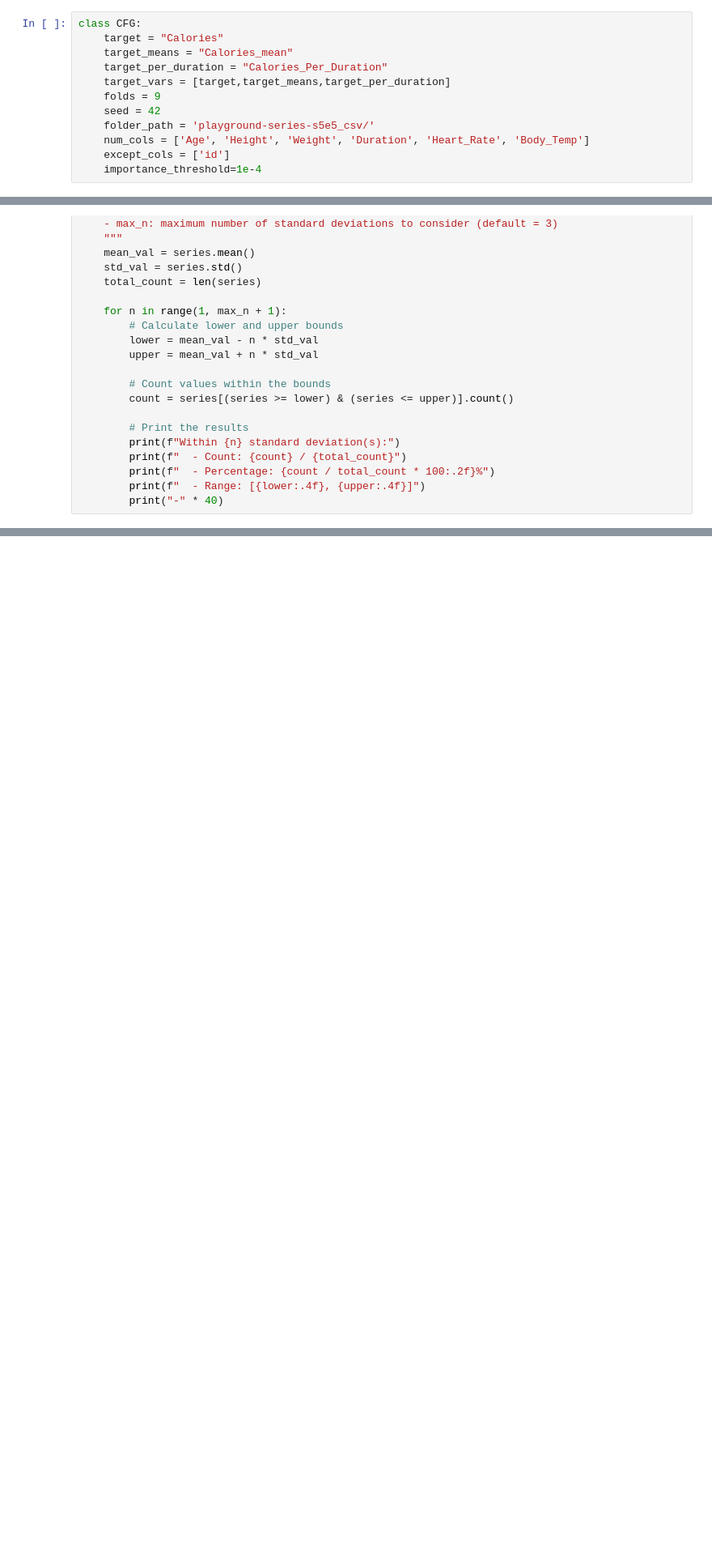
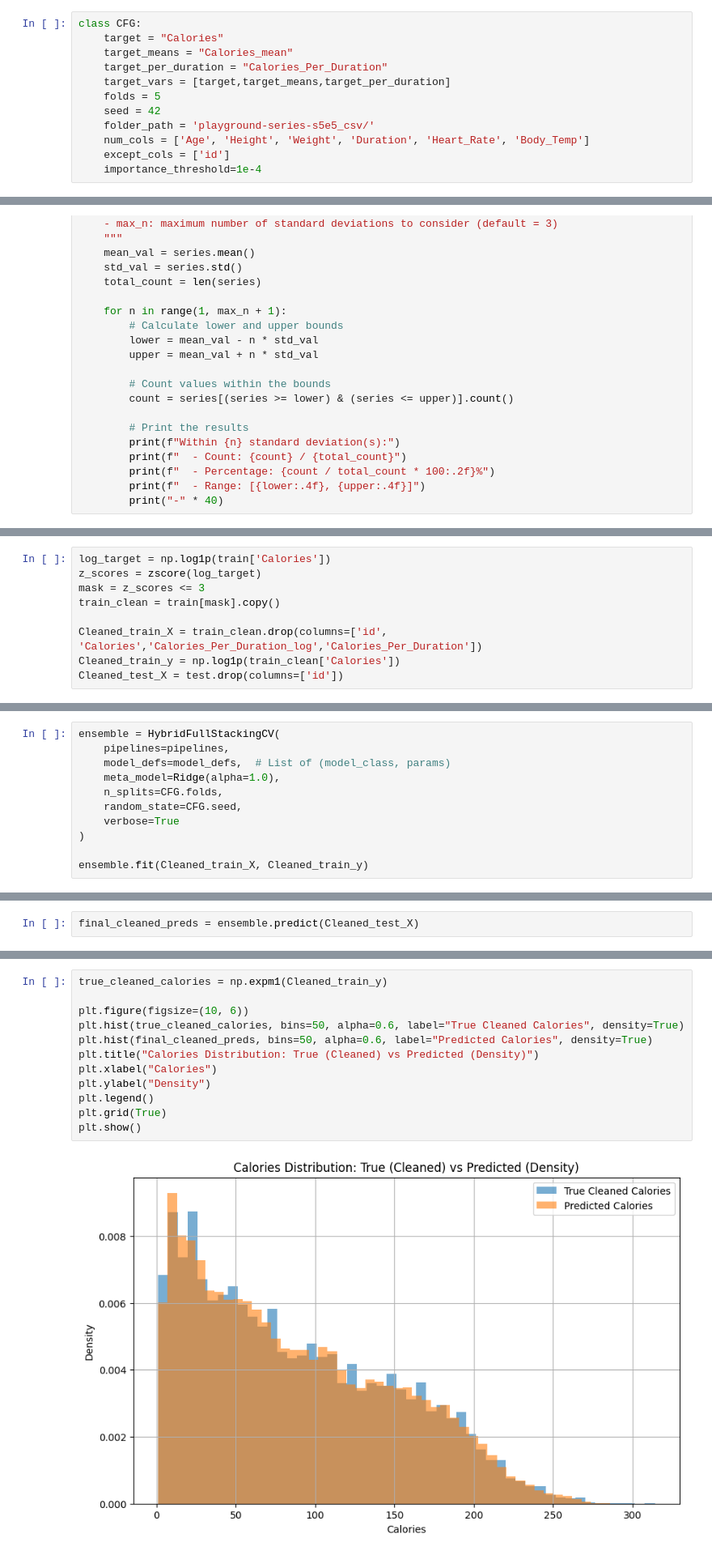
Before and after one commit to seiless/Kaggle, a Jupyter notebook: playground-series-s5e5/playground-series-s5e5-final.ipynb, the cells around one changed output, grey strips where cells are left out. Shown at 81% size. Drawn from its saved outputs; the diff is of its cells as text; blank space fills up the shorter version.

```diff
--- a/playground-series-s5e5/playground-series-s5e5-final.ipynb
+++ b/playground-series-s5e5/playground-series-s5e5-final.ipynb
@@ -4,7 +4,7 @@ class CFG:
     target_means = "Calories_mean"
     target_per_duration = "Calories_Per_Duration"
     target_vars = [target,target_means,target_per_duration]
-    folds = 9
+    folds = 5
     seed = 42
     folder_path = 'playground-series-s5e5_csv/'
     num_cols = ['Age', 'Height', 'Weight', 'Duration', 'Heart_Rate', 'Body_Temp']
@@ -1091 +1076,10 @@ Within 3 standard deviation(s):
 ----------------------------------------
+# %%
+log_target = np.log1p(train['Calories'])
+z_scores = zscore(log_target)
+mask = z_scores <= 3
+train_clean = train[mask].copy()
+
+Cleaned_train_X = train_clean.drop(columns=['id', 'Calories','Calories_Per_Duration_log','Calories_Per_Duration'])
+Cleaned_train_y = np.log1p(train_clean['Calories'])
+Cleaned_test_X = test.drop(columns=['id'])
@@ -1091,0 +1088,11 @@ Within 3 standard deviation(s):
+# %%
+ensemble = HybridFullStackingCV(
+    pipelines=pipelines,
+    model_defs=model_defs,  # List of (model_class, params)
+    meta_model=Ridge(alpha=1.0),
+    n_splits=CFG.folds,
+    random_state=CFG.seed,
+    verbose=True
+)
+
+ensemble.fit(Cleaned_train_X, Cleaned_train_y)
@@ -1091,0 +1134,2 @@ Within 3 standard deviation(s):
+# %%
+final_cleaned_preds = ensemble.predict(Cleaned_test_X)
@@ -1091,0 +1149,14 @@ Within 3 standard deviation(s):
+# %%
+true_cleaned_calories = np.expm1(Cleaned_train_y)
+
+plt.figure(figsize=(10, 6))
+plt.hist(true_cleaned_calories, bins=50, alpha=0.6, label="True Cleaned Calories", density=True)
+plt.hist(final_cleaned_preds, bins=50, alpha=0.6, label="Predicted Calories", density=True)
+plt.title("Calories Distribution: True (Cleaned) vs Predicted (Density)")
+plt.xlabel("Calories")
+plt.ylabel("Density")
+plt.legend()
+plt.grid(True)
+plt.show()
+# %% [output]
+[figure, added]
```
Also changed, not shown: parts of 13 cells of this notebook.
